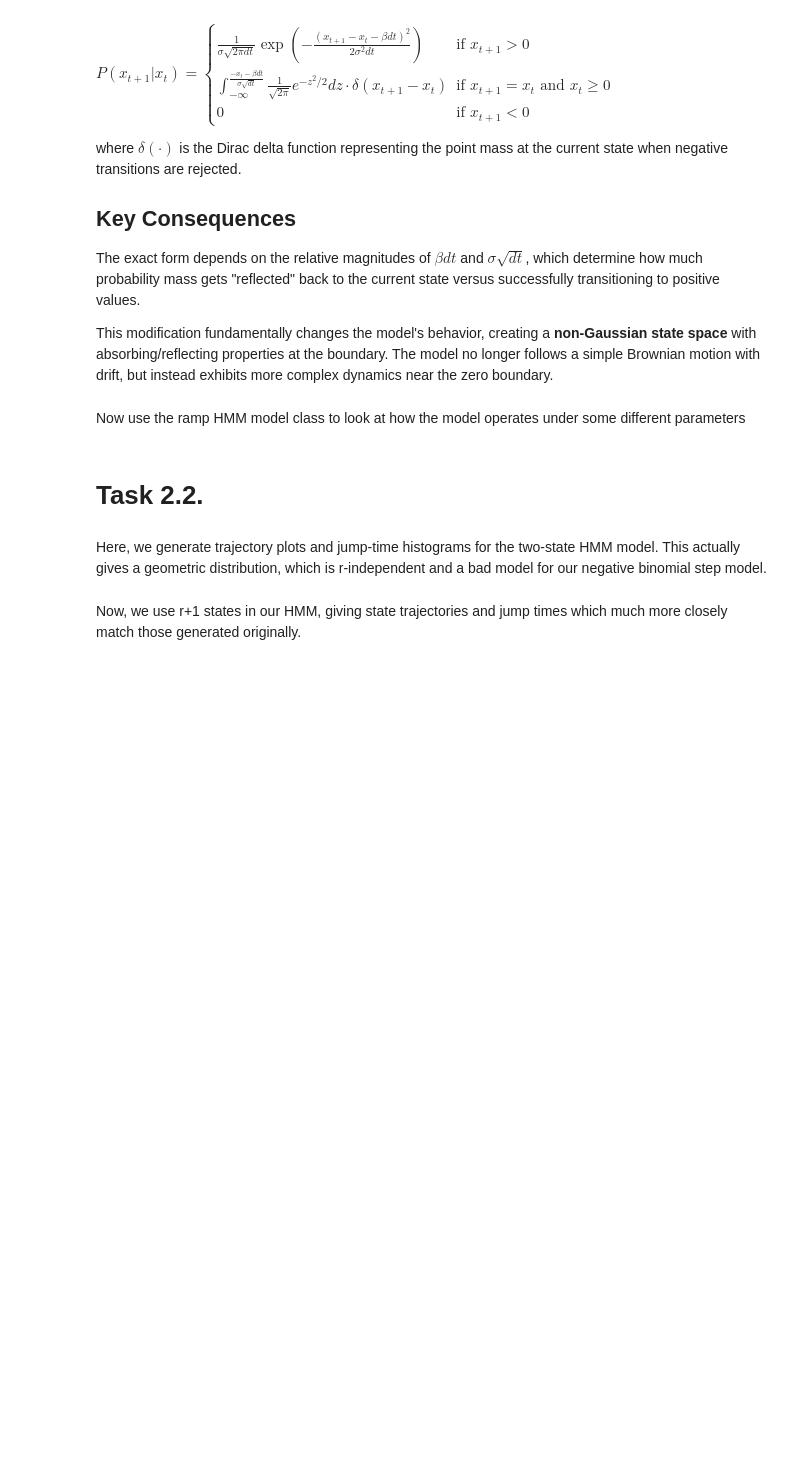
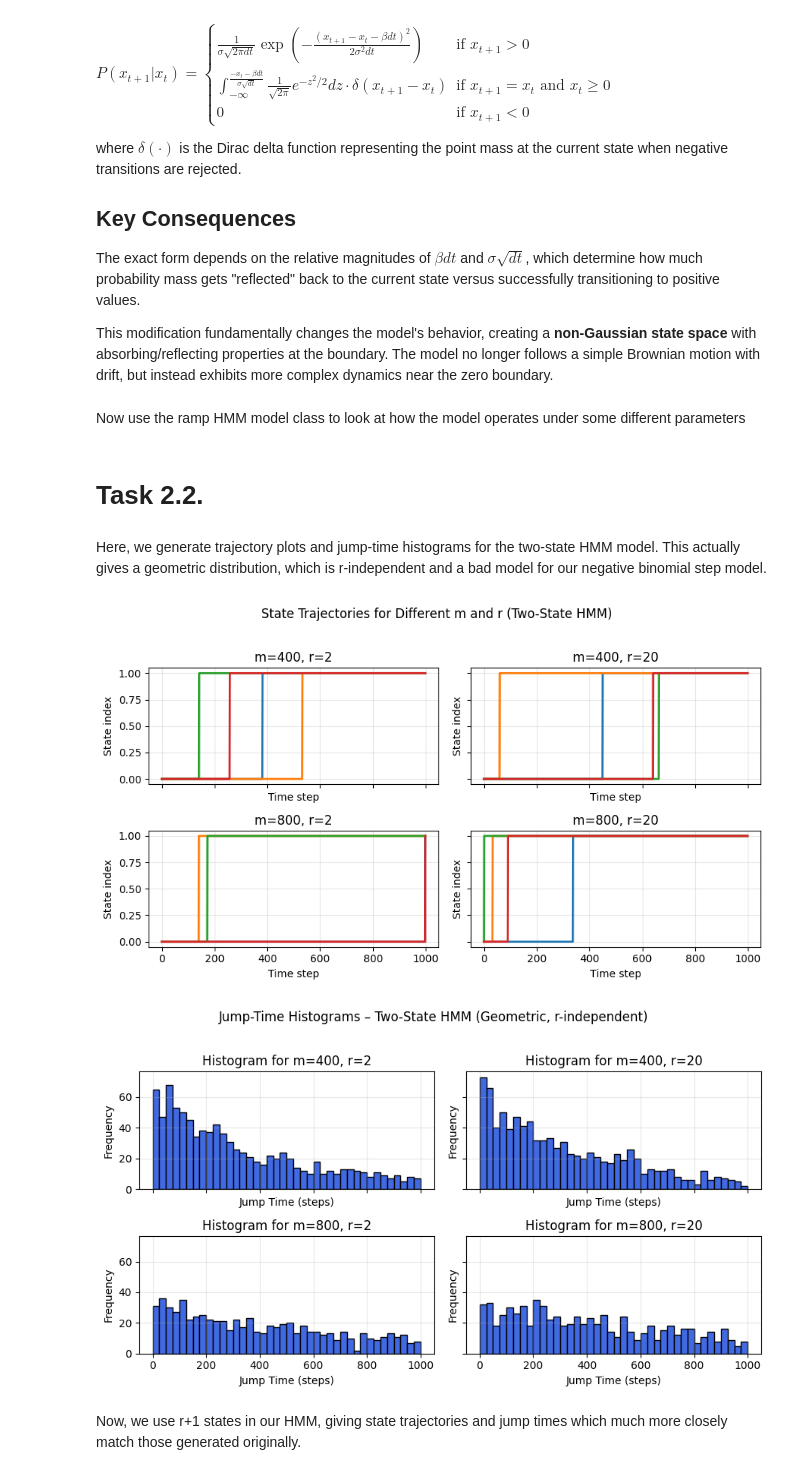
Before and after one commit to oparker7/gg3, a Jupyter notebook: task2.ipynb, the cells around one changed output. Drawn from its saved outputs; the diff is of its cells as text; code cells hidden in the pictures; blank space fills up the shorter version.

Commit message:
added missing r+1 state HMM simulator code to 2.2

```diff
--- a/task2.ipynb
+++ b/task2.ipynb
@@ -281,33 +233,36 @@ fig_traj, ax_traj = plt.subplots(2, 2, figsize=(9, 5), sharex=True, sharey=True)
 
 for k, (m, r) in enumerate(settings):
     row, col = divmod(k, 2)
     st, _ = simulate_two_state_hmm(m, r, T, n_show_traj)
     for tr in range(n_show_traj):
         ax_traj[row, col].plot(np.arange(T), st[tr], lw=2)
     ax_traj[row, col].set_title(f"m={m}, r={r}")
     ax_traj[row, col].set_ylim(-0.05, 1.05)
     ax_traj[row, col].set_xlabel("Time step")
     ax_traj[row, col].set_ylabel("State index")
     ax_traj[row, col].grid(alpha=0.3)
 
 fig_traj.suptitle("State Trajectories for Different m and r (Two-State HMM)", y=1.02)
 fig_traj.tight_layout()
 
 fig_hist, ax_hist = plt.subplots(2, 2, figsize=(9, 5), sharex=True, sharey=True)
 
 for k, (m, r) in enumerate(settings):
     row, col = divmod(k, 2)
     _, jumps = simulate_two_state_hmm(m, r, T, n_hist_trials)
     ax_hist[row, col].hist(jumps, bins=np.arange(0, T + 25, 25),
                            color="royalblue", edgecolor="black")
     ax_hist[row, col].set_title(f"Histogram for m={m}, r={r}")
     ax_hist[row, col].set_xlabel("Jump Time (steps)")
     ax_hist[row, col].set_ylabel("Frequency")
     ax_hist[row, col].grid(alpha=0.3)
 
-fig_hist.suptitle("Jump-Time Histograms – Two-State HMM (Geometric, r-independent)", y=1.02)
+fig_hist.suptitle("Jump-Time Histograms - Two-State HMM (Geometric, r-independent)", y=1.02)
 fig_hist.tight_layout()
 
 plt.show()
+# %% [output]
+[figure, added]
+[figure, added]
 # %% [markdown]
 Now, we use r+1 states in our HMM, giving state trajectories and jump times which much more closely match those generated originally.
```
Also changed, not shown: parts of 3 cells of this notebook.
